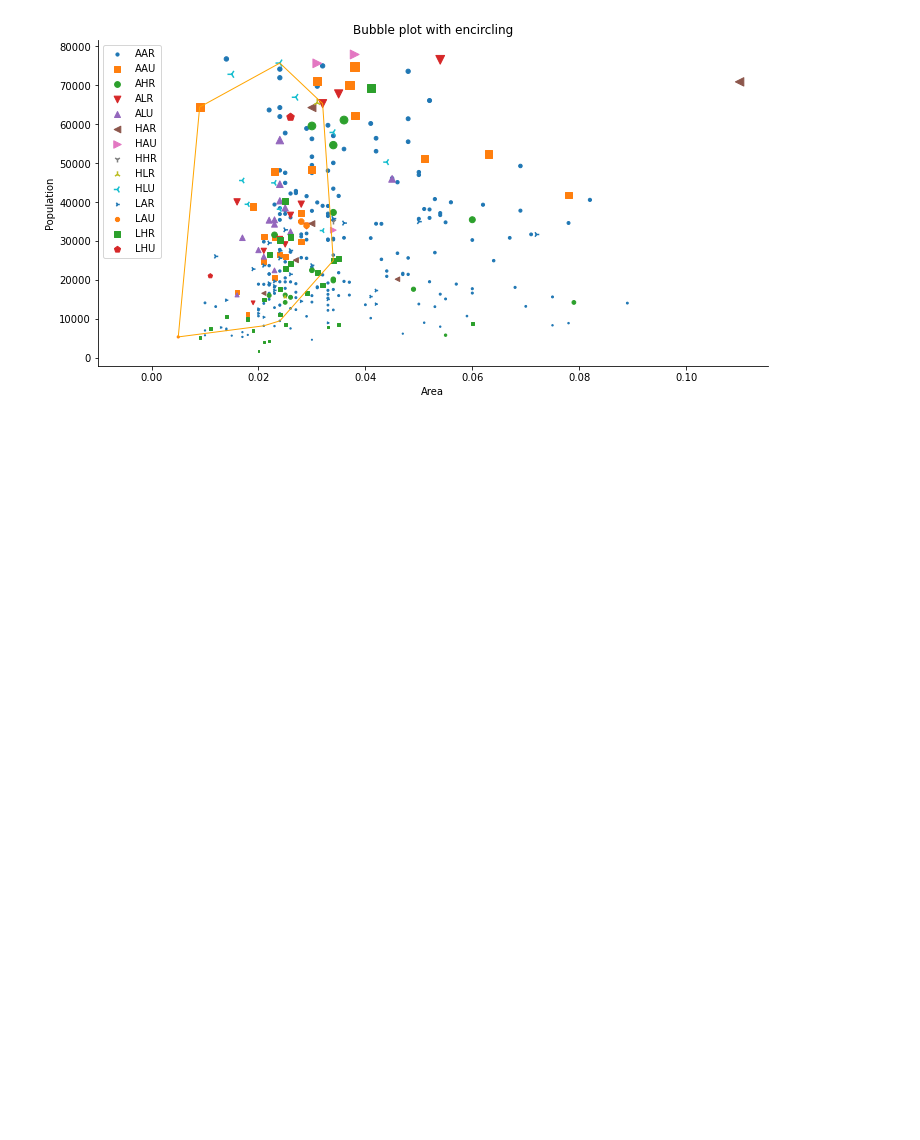
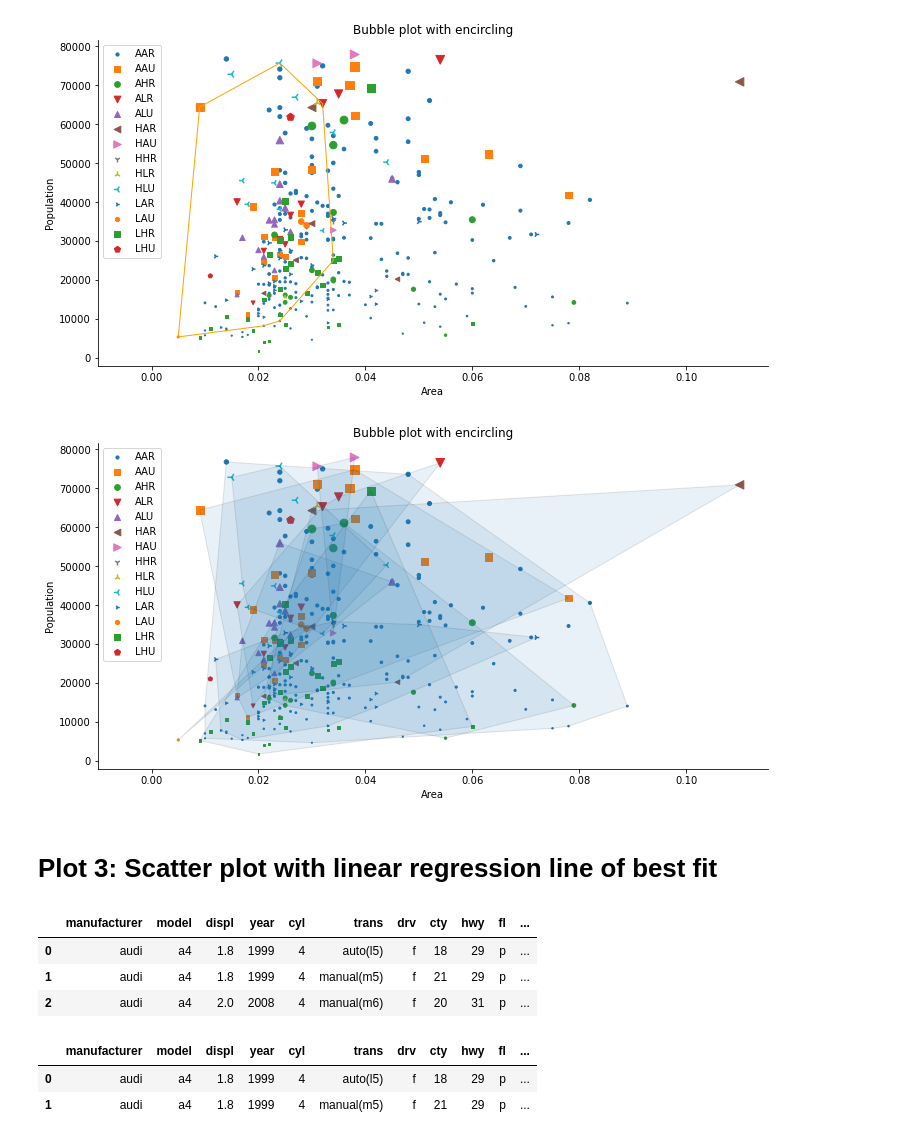
Before and after one commit to kyutcho/viz_in_python, a Jupyter notebook: viz_in_python.ipynb, the cells around one changed output. Saved outputs shown, nothing was run; the diff lists cells and outputs as text; code cells hidden in the pictures; blank space fills up the shorter version.

```diff
--- a/viz_in_python.ipynb
+++ b/viz_in_python.ipynb
@@ -117,3 +117,66 @@ ax.set_title("Bubble plot with encircling")
 ax.legend(loc = "best", fontsize = 10);
 # %% [output]
 [figure]
+# %%
+fig = plt.figure(figsize = (12, 6))
+
+ax = fig.add_subplot(1,1,1)
+
+size_total = midwest["poptotal"].sum()
+
+markers = [".", ",", "o", "v", "^", "<", ">", "1", "2", "3", "4",
+           "8", "s", "p", "P", "*", "h", "H", "+", "x", "X", "D", "d"]
+
+
+def encircle(x,y, ax = None, **kw):
+    '''
+    Takes an axes and the x and y and draws a polygon on the axes.
+    This code separates the differents clusters
+    '''
+    # get the axis if not passed
+    if not ax: ax=plt.gca()
+
+    # concatenate the x and y arrays
+    p = np.c_[x,y]
+
+    # to calculate the limits of the polygon
+    hull = ConvexHull(p)
+
+    # create a polygon from the hull vertices
+    poly = plt.Polygon(p[hull.vertices,:], **kw)
+
+    # add the patch to the axes
+    ax.add_patch(poly)
+
+for cat, marker in zip(sorted(list(midwest["category"].unique())), markers):
+    # filter x and the y for each category
+    ar = midwest[midwest["category"] == cat]["area"]
+    pop = midwest[midwest["category"] == cat]["poptotal"]
+
+    # this will allow us to set a specific size for each group.
+    size = pop/size_total
+
+    # plot the data
+    ax.scatter(ar, pop, label = cat, s = size*10000, marker = marker)
+
+    try:
+        # try to add a patch
+        encircle(ar, pop, ec = "k", alpha=0.1)
+    except:
+        # if we don't have enough poins to encircle just pass
+        pass
+
+# prettify the plot
+ax.spines["top"].set_color("None")
+ax.spines["right"].set_color("None")
+
+ax.set_xlabel("Area")
+ax.set_ylabel("Population")
+
+ax.set_xlim(-0.01)
+ax.set_title("Bubble plot with encircling")
+ax.legend(loc = "best", fontsize = 10);
+# %% [output]
+[figure, added]
+# %% [markdown]
+# Plot 3: Scatter plot with linear regression line of best fit
@@ -119,0 +185,14 @@ ax.legend(loc = "best", fontsize = 10);
+# %%
+mpg.head(3)
+# %% [output]
+|  | manufacturer | model | displ | year | cyl | trans | drv | cty | hwy | fl | ... |
+| 0 | audi | a4 | 1.8 | 1999 | 4 | auto(l5) | f | 18 | 29 | p | ... |
+| 1 | audi | a4 | 1.8 | 1999 | 4 | manual(m5) | f | 21 | 29 | p | ... |
+| 2 | audi | a4 | 2.0 | 2008 | 4 | manual(m6) | f | 20 | 31 | p | ... |
+# %%
+mpg_2 = mpg[mpg["cyl"].isin([4,8])]
+mpg_2.head(2)
+# %% [output]
+|  | manufacturer | model | displ | year | cyl | trans | drv | cty | hwy | fl | ... |
+| 0 | audi | a4 | 1.8 | 1999 | 4 | auto(l5) | f | 18 | 29 | p | ... |
+| 1 | audi | a4 | 1.8 | 1999 | 4 | manual(m5) | f | 21 | 29 | p | ... |
```
Also changed, not shown: parts of 3 cells of this notebook.
